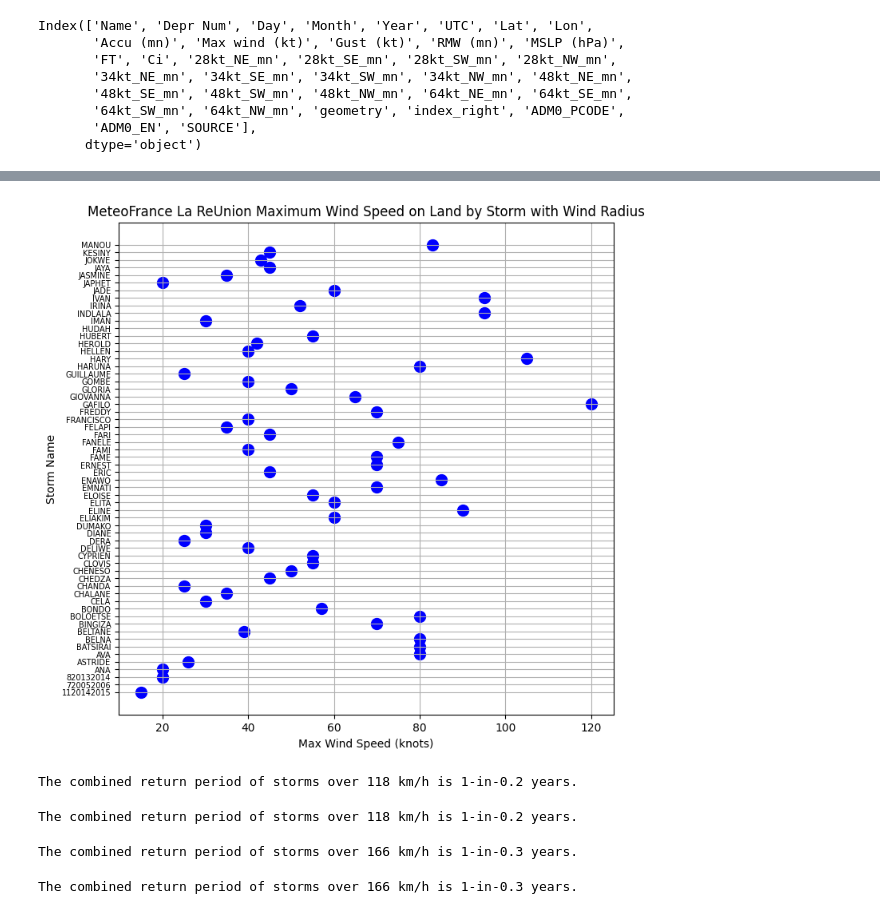
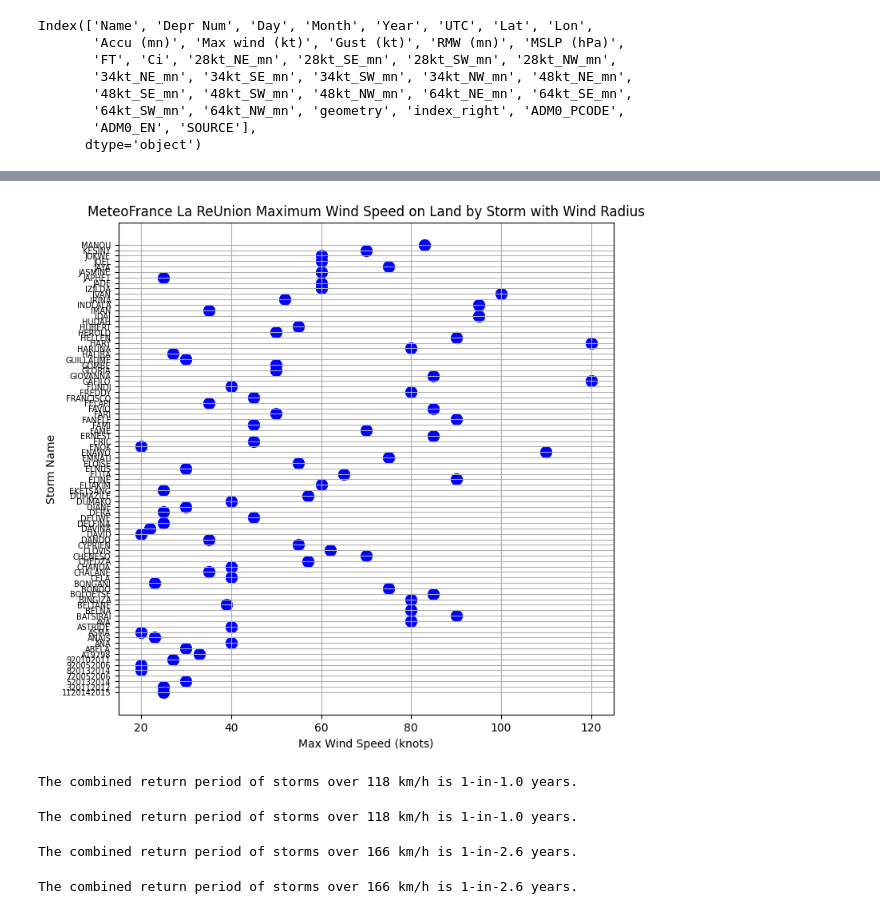
Before and after one commit to OCHA-DAP/ds-aa-mdg-storms, a Jupyter notebook: analysis/01.1_return_period_meteofrance_lareunion.ipynb, the cells around one changed output, grey strips where cells are left out. Drawn from its saved outputs; the diff is of its cells as text; code cells hidden in the pictures.

```diff
--- a/analysis/01.1_return_period_meteofrance_lareunion.ipynb
+++ b/analysis/01.1_return_period_meteofrance_lareunion.ipynb
@@ -44,5 +67,7 @@ cyclone_tracks = pd.read_csv(
 # %%
-cyclone_tracks["Lat"] = cyclone_tracks["Lat"].apply(lambda x: -x if x > 0 else x)
+cyclone_tracks["Lat"] = cyclone_tracks["Lat"].apply(
+    lambda x: -x if x > 0 else x
+)
 cyclone_tracks_buffer = cyclone_tracks.copy()
 cyclone_tracks_buffer["RMW_km"] = cyclone_tracks_buffer["RMW (mn)"] * 1.852
 # %%
@@ -71,7 +96,19 @@ cyclone_tracks_gdf_buffer = gpd.GeoDataFrame(
 )
 
 # Create buffers for the cyclone tracks using the RMW_km column, converting km to degrees
-# Conversion factor for degrees per km at the equator: 1 degree = 110.574 km
-cyclone_tracks_gdf_buffer["geometry"] = cyclone_tracks_gdf_buffer.geometry.buffer(
-    cyclone_tracks_gdf_buffer["RMW_km"] / 110.574
+
+# Create buffer around gdf_adm0 with the given distance
+# Reproject to a CRS that uses meters (e.g., EPSG:3857)
+cyclone_tracks_gdf_buffer = cyclone_tracks_gdf_buffer.to_crs(epsg=3857)
+
+# Apply the buffer of 100 km (100,000 meters)
+cyclone_tracks_gdf_buffer["geometry"] = (
+    cyclone_tracks_gdf_buffer.geometry.buffer(
+        cyclone_tracks_gdf_buffer["RMW_km"] * 1000
+    )
 )
+
+# Reproject back to the original CRS
+cyclone_tracks_gdf_buffer = cyclone_tracks_gdf_buffer.to_crs(
+    cyclone_tracks_gdf.crs
+)
@@ -80,10 +115,13 @@ cyclone_tracks_gdf_buffer["geometry"] = cyclone_tracks_gdf_buffer.geometry.buffe
 # %%
 cyclone_tracks_sel = gpd.sjoin(
-    cyclone_tracks_gdf, gdf_adm0, how="inner", predicate="intersects"
+    cyclone_tracks_gdf, gdf_adm0_buffer, how="inner", predicate="intersects"
 )
 
 cyclone_tracks_sel_buffer = gpd.sjoin(
-    cyclone_tracks_gdf_buffer, gdf_adm0, how="inner", predicate="intersects"
+    cyclone_tracks_gdf_buffer,
+    gdf_adm0_buffer,
+    how="inner",
+    predicate="intersects",
 )
 # %%
 ax = gdf_adm0.plot(color="lightblue", edgecolor="black", alpha=0.3)
@@ -156,29 +201,31 @@ plt.show()
 # %%
 max_values = (
     cyclone_tracks_sel_buffer[cyclone_tracks_sel_buffer["Year"] >= 1998]
     .groupby("Name")["Max wind (kt)"]
     .max()
     .reset_index()
 )
 
 # Step 3: Plot the maximum values as points for each category
 plt.figure(figsize=(8, 8))
 plt.scatter(
     max_values["Max wind (kt)"],
     max_values["Name"],
     color="blue",
     s=100,
     label="Max Wind Speed",
 )
 plt.yticks(fontsize=7)  # Adjust the fontsize value as needed
 # Adding labels and title
 plt.ylabel("Storm Name")
 plt.xlabel("Max Wind Speed (knots)")
-plt.title("MeteoFrance La ReUnion Maximum Wind Speed on Land by Storm with Wind Radius")
+plt.title(
+    "MeteoFrance La ReUnion Maximum Wind Speed on Land by Storm with Wind Radius"
+)
 plt.grid(True)
 plt.show()
 # %% [output]
-[figure, old version]
+[figure, new version]
 # %%
 def calculate_storm_return_period_la_reunion(df, wind_speed_kmh, start_year):
 
@@ -215,28 +264,28 @@ def calculate_storm_return_period_la_reunion(df, wind_speed_kmh, start_year):
     )
 # %%
 calculate_storm_return_period_la_reunion(
-    df=cyclone_tracks_gdf, wind_speed_kmh=118, start_year=1985
+    df=cyclone_tracks_sel, wind_speed_kmh=118, start_year=1985
 )
 # %% [output]
-The combined return period of storms over 118 km/h is 1-in-0.2 years.
+The combined return period of storms over 118 km/h is 1-in-1.0 years.
 # %%
 calculate_storm_return_period_la_reunion(
-    df=cyclone_tracks_gdf_buffer, wind_speed_kmh=118, start_year=1985
+    df=cyclone_tracks_sel_buffer, wind_speed_kmh=118, start_year=1985
 )
 # %% [output]
-The combined return period of storms over 118 km/h is 1-in-0.2 years.
+The combined return period of storms over 118 km/h is 1-in-1.0 years.
 # %%
 calculate_storm_return_period_la_reunion(
-    df=cyclone_tracks_gdf, wind_speed_kmh=166, start_year=1985
+    df=cyclone_tracks_sel, wind_speed_kmh=166, start_year=1985
 )
 # %% [output]
-The combined return period of storms over 166 km/h is 1-in-0.3 years.
+The combined return period of storms over 166 km/h is 1-in-2.6 years.
 # %%
 calculate_storm_return_period_la_reunion(
-    df=cyclone_tracks_gdf_buffer, wind_speed_kmh=166, start_year=1985
+    df=cyclone_tracks_sel_buffer, wind_speed_kmh=166, start_year=1985
 )
 # %% [output]
-The combined return period of storms over 166 km/h is 1-in-0.3 years.
+The combined return period of storms over 166 km/h is 1-in-2.6 years.
 # %%
 cyclone_tracks_sel.drop(columns=["index_right"], inplace=True)
 # %%
```
Also changed, not shown: parts of 11 cells of this notebook.
